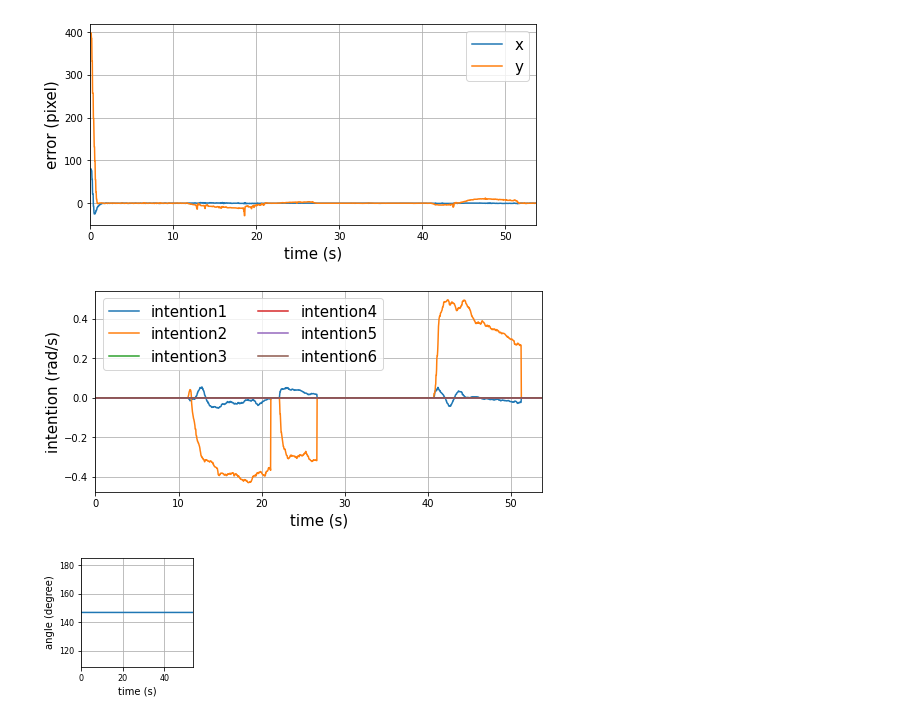
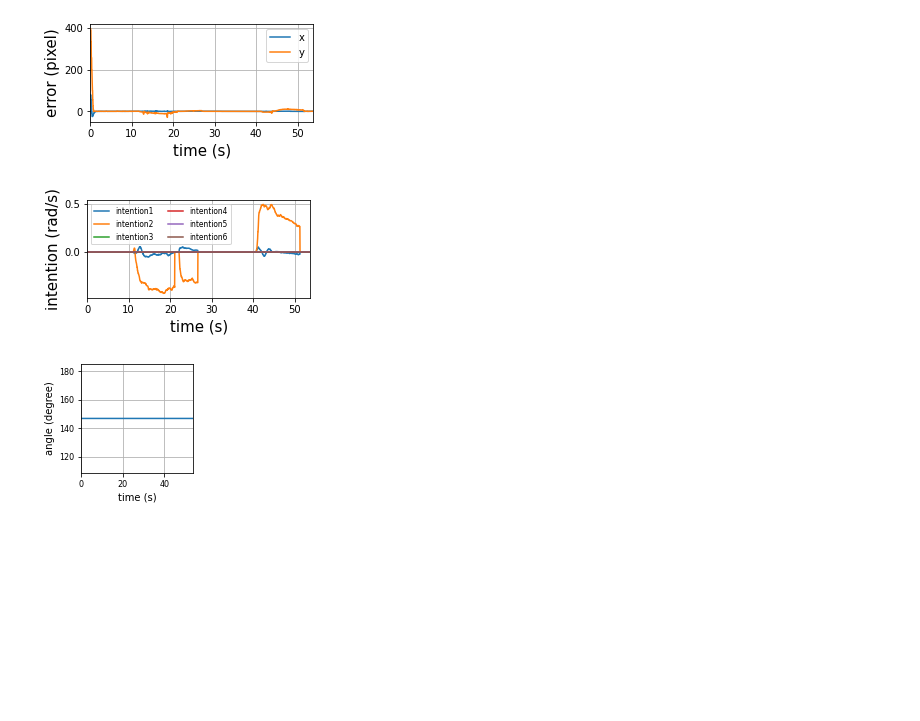
Before and after one commit to yanseim/Vision-Based-Control, a Jupyter notebook: ws_icra2022/src/my_pkg/ur5_eye2hand/hololens2_adaptive/plot.ipynb, the cells around one changed output. Cells and saved outputs as stored; diff of their text form; code cells hidden in the pictures; blank space fills up the shorter version.

Commit message:
Add pdf plots output

```diff
--- a/ws_icra2022/src/my_pkg/ur5_eye2hand/hololens2_adaptive/plot.ipynb
+++ b/ws_icra2022/src/my_pkg/ur5_eye2hand/hololens2_adaptive/plot.ipynb
@@ -35,18 +35,21 @@ dx = np.array([[720],[540]])
 # fig = plt.figure()
 label_font = {'size': 15}
 tick_size = 10
-legend_size = 15
-plt.figure(figsize=(8, 8))
-plt.plot(log_x_array[:,0], log_x_array[:,1], label = 'actual', zorder = 0)
-plt.scatter(dx[0], dx[1], c='r', label = 'target', zorder = 1, marker = '*', s = 400, alpha = 1, edgecolors='black')
+legend_size = 10
+plt.figure(figsize=(4, 4))
+plt.plot(log_x_array[:,0], log_x_array[:,1], label = 'actual', zorder = 2)
+plt.scatter(dx[0], dx[1], c='r', label = 'target', zorder = 3, marker = '*', s = 400, alpha = 1, edgecolors='black')
 plt.legend(markerscale = 0.7, fontsize = legend_size)
 # plt.title('vision space trajectory')
 plt.xlabel('x (pixel)', fontdict=label_font)
 plt.ylabel('y (pixel)', fontdict=label_font)
 plt.xticks(fontsize = tick_size)
 plt.yticks(fontsize = tick_size)
-plt.xlim([500, 950])
-plt.ylim([500, 950])
+# plt.gca().xaxis.set_label_position('top')
+# plt.gca().xaxis.set_ticks_position('top')
+plt.xlim(525, 975)
+plt.ylim(950, 500)
 plt.grid()
-plt.savefig('log_position.jpg', bbox_inches = 'tight', dpi = 300, pad_inches=0.015)
+plt.savefig('expr1_position.jpg', bbox_inches = 'tight', dpi = 300, pad_inches=0.015)
+plt.savefig('expr1_position.pdf', bbox_inches = 'tight', pad_inches=0.015)
 # %% [output]
@@ -54,22 +57,24 @@ plt.savefig('log_position.jpg', bbox_inches = 'tight', dpi = 300, pad_inches=0.0
 # %%
 # vision space position verse time
-int_err_figsize = (8, 3.7)
+int_err_figsize = (4, 1.8)
 plt.figure(figsize=int_err_figsize)
 plt.plot(np.linspace(0,np.shape(log_rdot)[1]/ros_freq,np.shape(log_rdot)[1]), log_x_array[:,0]-dx[0],label = 'x')
 plt.plot(np.linspace(0,np.shape(log_rdot)[1]/ros_freq,np.shape(log_rdot)[1]), log_x_array[:,1]-dx[1],label = 'y')
 plt.legend(fontsize = legend_size)
 # plt.title('vision space error')
 plt.xlabel('time (s)', fontdict = label_font)
 plt.ylabel('error (pixel)', fontdict = label_font)
 plt.xticks(fontsize = tick_size)
 plt.yticks(fontsize = tick_size)
 plt.xlim([0, np.shape(log_rdot)[1]/ros_freq])
 plt.grid()
-plt.savefig('log_err.jpg', bbox_inches = 'tight', dpi = 300, pad_inches = 0.015)
+plt.savefig('expr1_err.jpg', bbox_inches = 'tight', dpi = 300, pad_inches = 0.015)
+plt.savefig('expr1_err.pdf', bbox_inches = 'tight', pad_inches = 0.015)
 # %% [output]
-[figure, old version]
+[figure, new version]
 # %%
 # intention
+legend_size = 7.5
 plt.figure(figsize=int_err_figsize)
 for j in range(log_d_array.shape[1]):
     plt.plot(np.linspace(0,np.shape(log_qdot)[1]/ros_freq,np.shape(log_qdot)[1]),log_d_array[:,j],label = 'intention'+str(j+1))
@@ -80,9 +85,10 @@ plt.xticks(fontsize = tick_size)
 plt.yticks(fontsize = tick_size)
 plt.xlim([0, np.shape(log_rdot)[1]/ros_freq])
 plt.grid()
-plt.savefig('log_intention.jpg', bbox_inches = 'tight', dpi = 300, pad_inches = 0.015)
+plt.savefig('expr1_intention.jpg', bbox_inches = 'tight', dpi = 300, pad_inches = 0.015)
+plt.savefig('expr1_intention.pdf', bbox_inches = 'tight', pad_inches = 0.015)
 # %% [output]
-[figure, old version]
+[figure, new version]
 # %%
 # joint
 label_font = {'size': 10}
```
Also changed, not shown: parts of 2 cells of this notebook, 43 other files.
